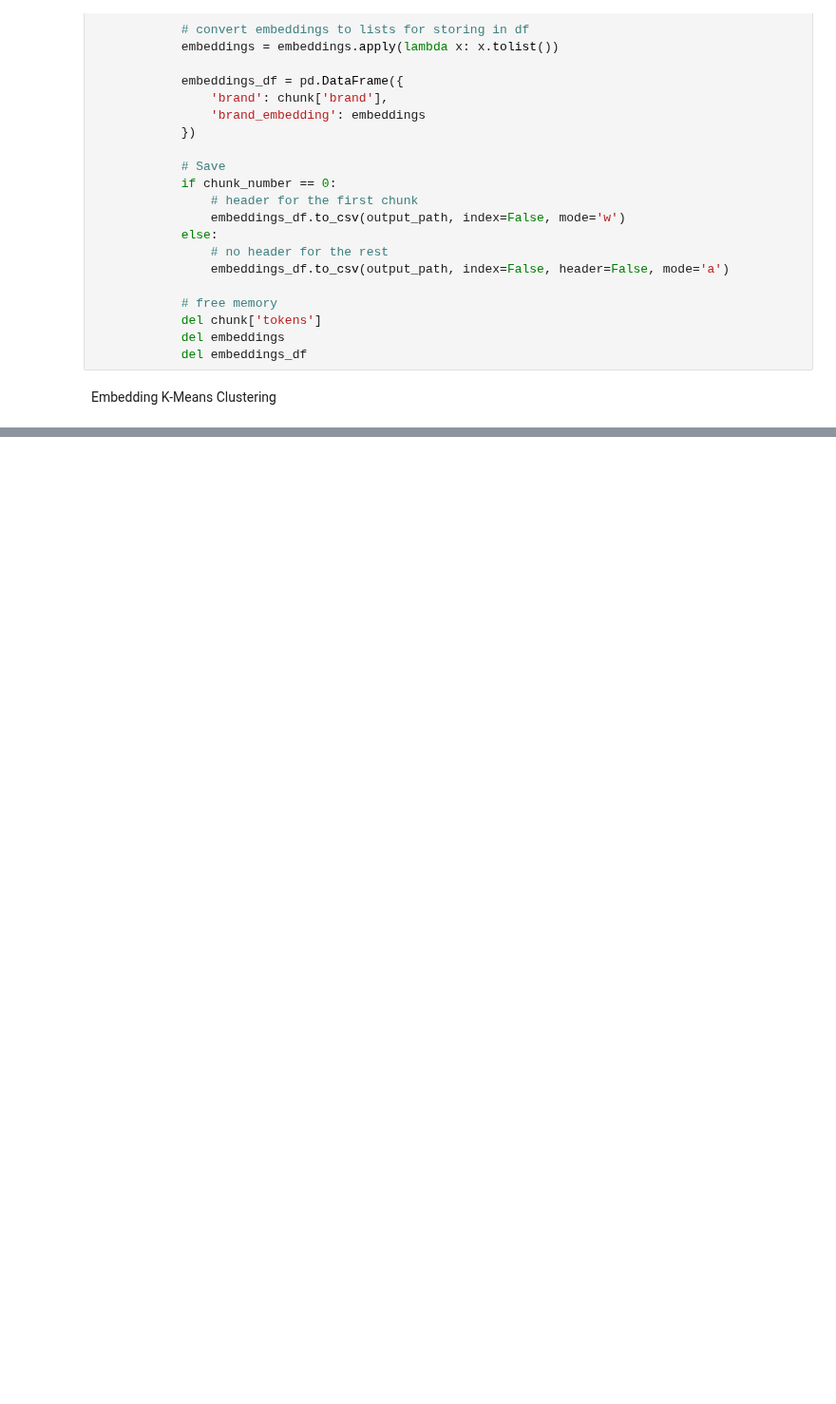
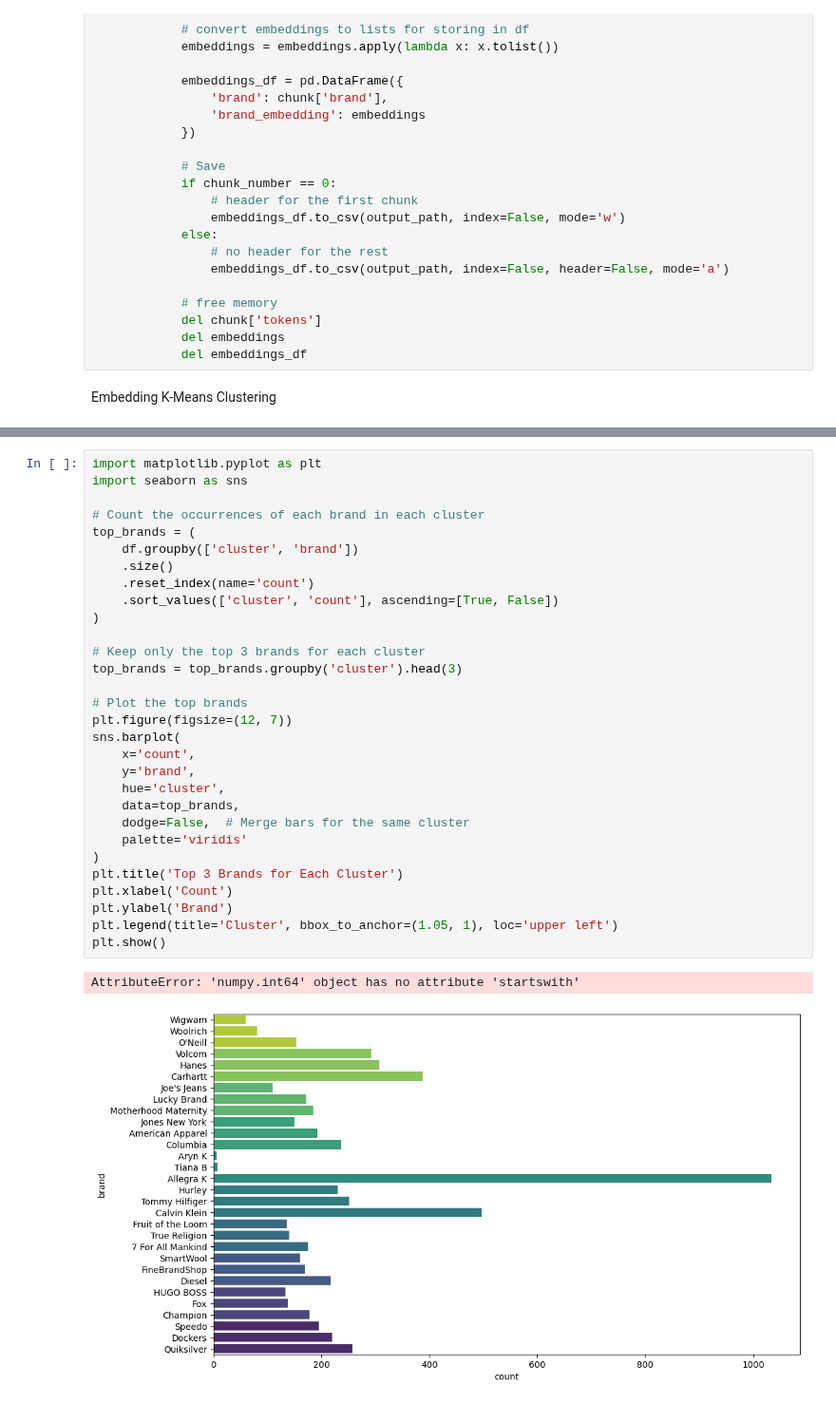
Before and after one commit to ardahk/amex, a Jupyter notebook: text_embedding/text_embedding.ipynb, the cells around one changed output, grey strips where cells are left out. Shown at 95% size. Cells and saved outputs as stored; diff of their text form; blank space fills up the shorter version.

```diff
--- a/text_embedding/text_embedding.ipynb
+++ b/text_embedding/text_embedding.ipynb
@@ -124,0 +176,33 @@ def cluster_embeddings(output_path, n_clusters=10):
+# %%
+import matplotlib.pyplot as plt
+import seaborn as sns
+
+# Count the occurrences of each brand in each cluster
+top_brands = (
+    df.groupby(['cluster', 'brand'])
+    .size()
+    .reset_index(name='count')
+    .sort_values(['cluster', 'count'], ascending=[True, False])
+)
+
+# Keep only the top 3 brands for each cluster
+top_brands = top_brands.groupby('cluster').head(3)
+
+# Plot the top brands
+plt.figure(figsize=(12, 7))
+sns.barplot(
+    x='count',
+    y='brand',
+    hue='cluster',
+    data=top_brands,
+    dodge=False,  # Merge bars for the same cluster
+    palette='viridis'
+)
+plt.title('Top 3 Brands for Each Cluster')
+plt.xlabel('Count')
+plt.ylabel('Brand')
+plt.legend(title='Cluster', bbox_to_anchor=(1.05, 1), loc='upper left')
+plt.show()
+# %% [output]
+AttributeError: 'numpy.int64' object has no attribute 'startswith'
+[figure, added]
```
Also changed, not shown: parts of 5 cells of this notebook, 2 other files.
